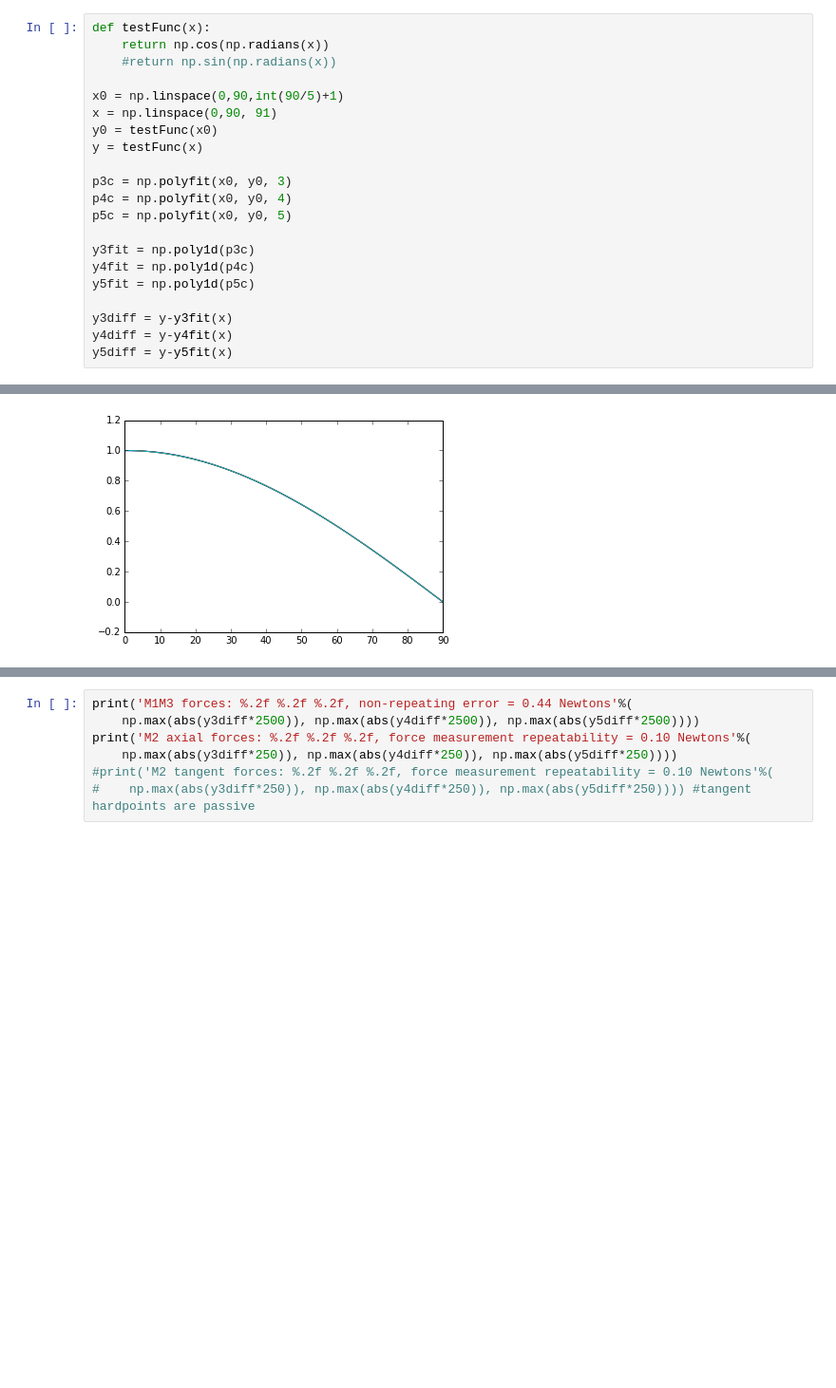
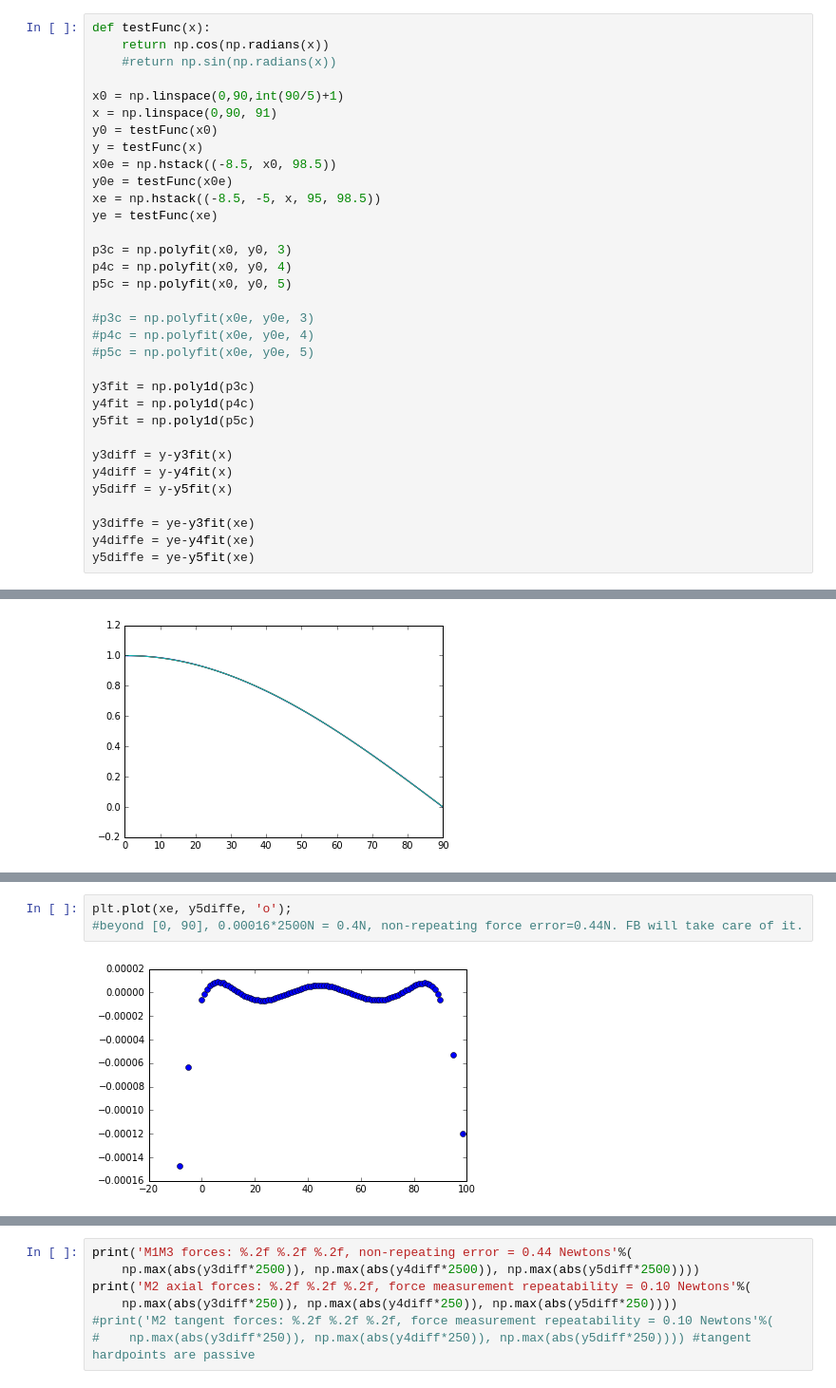
Before and after one commit to bxin/hexrot, a Jupyter notebook: hexLUT.ipynb, the cells around one changed output, grey strips where cells are left out. Shown: that part at 95% size. Cells and saved outputs as stored; diff of their text form; blank space fills up the shorter version.

```diff
--- a/hexLUT.ipynb
+++ b/hexLUT.ipynb
@@ -16,10 +16,18 @@ x0 = np.linspace(0,90,int(90/5)+1)
 x = np.linspace(0,90, 91)
 y0 = testFunc(x0)
 y = testFunc(x)
+x0e = np.hstack((-8.5, x0, 98.5))
+y0e = testFunc(x0e)
+xe = np.hstack((-8.5, -5, x, 95, 98.5))
+ye = testFunc(xe)
 
 p3c = np.polyfit(x0, y0, 3)
 p4c = np.polyfit(x0, y0, 4)
 p5c = np.polyfit(x0, y0, 5)
+
+#p3c = np.polyfit(x0e, y0e, 3)
+#p4c = np.polyfit(x0e, y0e, 4)
+#p5c = np.polyfit(x0e, y0e, 5)
 
 y3fit = np.poly1d(p3c)
 y4fit = np.poly1d(p4c)
@@ -28,6 +36,10 @@ y5fit = np.poly1d(p5c)
 y3diff = y-y3fit(x)
 y4diff = y-y4fit(x)
 y5diff = y-y5fit(x)
+
+y3diffe = ye-y3fit(xe)
+y4diffe = ye-y4fit(xe)
+y5diffe = ye-y5fit(xe)
 # %%
 plt.plot(x, y3fit(x))
 plt.plot(x, y4fit(x))
@@ -41,0 +54,5 @@ plt.plot(x, (testFunc(x)-y3fit(x))*2500);
+# %%
+plt.plot(xe, y5diffe, 'o');
+#beyond [0, 90], 0.00016*2500N = 0.4N, non-repeating force error=0.44N. FB will take care of it.
+# %% [output]
+[figure, added]
```
Also changed, not shown: parts of 5 cells of this notebook, 4 other files.
